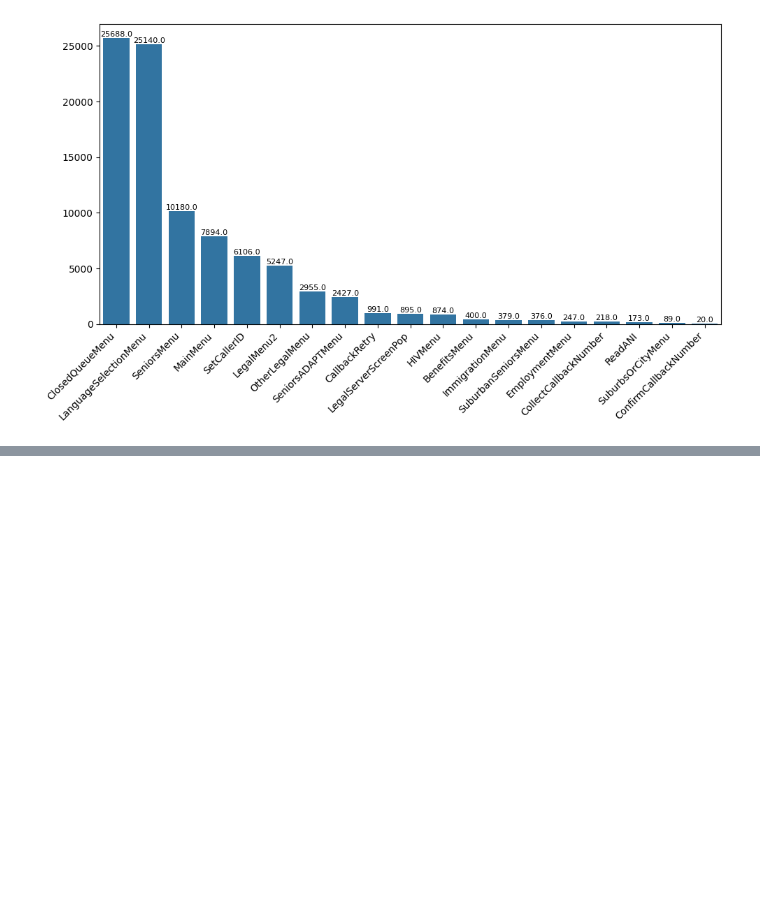
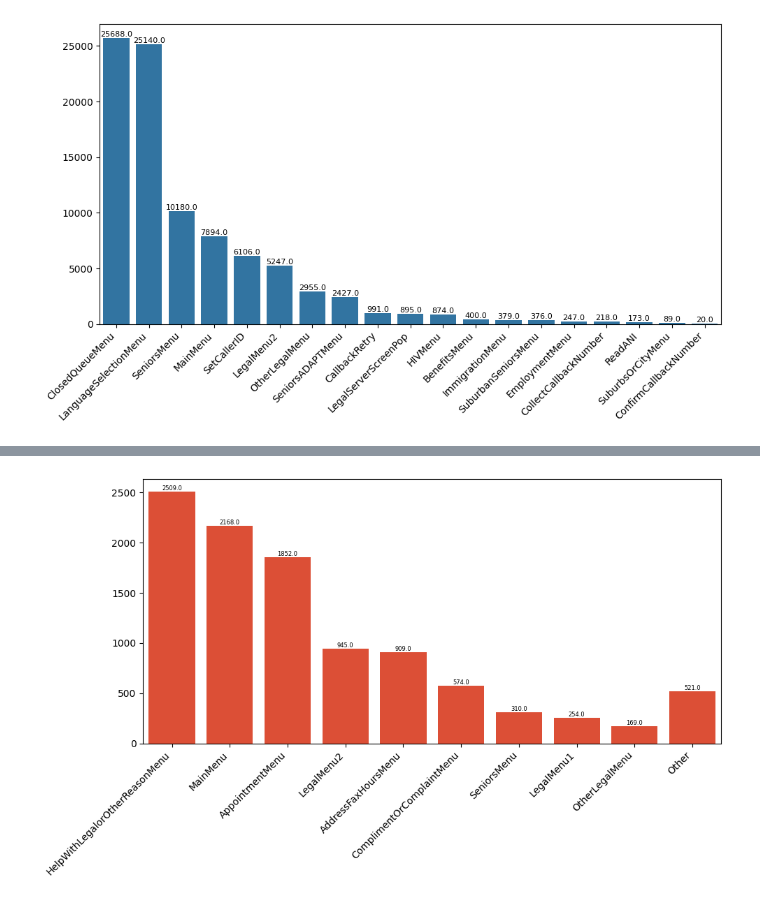
Before and after one commit to arvindkrishna87/STAT390_SP25_LegalAid, a Jupyter notebook: Manual improvements (redundancies)/Exploring Dataset.ipynb, the cells around one changed output, grey strips where cells are left out. Saved outputs shown, nothing was run; the diff lists cells and outputs as text; code cells hidden in the pictures; blank space fills up the shorter version.

```diff
--- a/Manual improvements (redundancies)/Exploring Dataset.ipynb
+++ b/Manual improvements (redundancies)/Exploring Dataset.ipynb
@@ -438,0 +447,6 @@ flow_repeat_counts = flow_journey.apply(lambda x: find_repeat_flows(x))
+# %%
+#renaming columns
+df.rename(columns={0:'journey',1:'indices'}, inplace=True)
+# %%
+#find the activities in the journey that fall between the first and last repeated activities
+between_repeats=df.apply(lambda x: Counter(x['journey'][x['indices'][0]+1:x['indices'][-1]]),axis=1)
@@ -438,0 +469,35 @@ flow_repeat_counts = flow_journey.apply(lambda x: find_repeat_flows(x))
+# %%
+#summed the items in between and stored in dictionary and sorted values
+between_main_count=act_dict.copy()
+for x in between_repeats:
+    for key in x.keys():
+        between_main_count[key]+=x[key]
+between_main_count={key: value for key, value in between_main_count.items() if value != 0}
+between_main_count=pd.Series(between_main_count).sort_values(ascending=False)
+# %%
+#make graph readable
+condensed_between_main = between_main_count[between_main_count>=100]
+condensed_between_main_count=pd.concat([condensed_between_main,pd.Series(between_main_count[between_main_count<100].sum(),
+                                                                                     index=['Other'])])
+# %%
+plt.figure(figsize=(10, 6))
+ax=sns.barplot(condensed_between_main_count, color='#f73c1b')
+for p in ax.patches:
+    height = p.get_height()
+    if not np.isnan(height) and height > 0:
+        ax.text(
+            p.get_x() + p.get_width() / 2,
+            height,
+            f'{height:.1f}',
+            ha='center',
+            va='bottom',
+            fontsize=6  # 👈 Smaller font size for numbers
+        )
+
+# Improve x-axis labels
+ax.set_xticklabels(ax.get_xticklabels(), rotation=45, ha='right')
+
+plt.tight_layout()
+plt.show()
+# %% [output]
+[figure, added]
```
Also changed, not shown: parts of 21 cells of this notebook.
